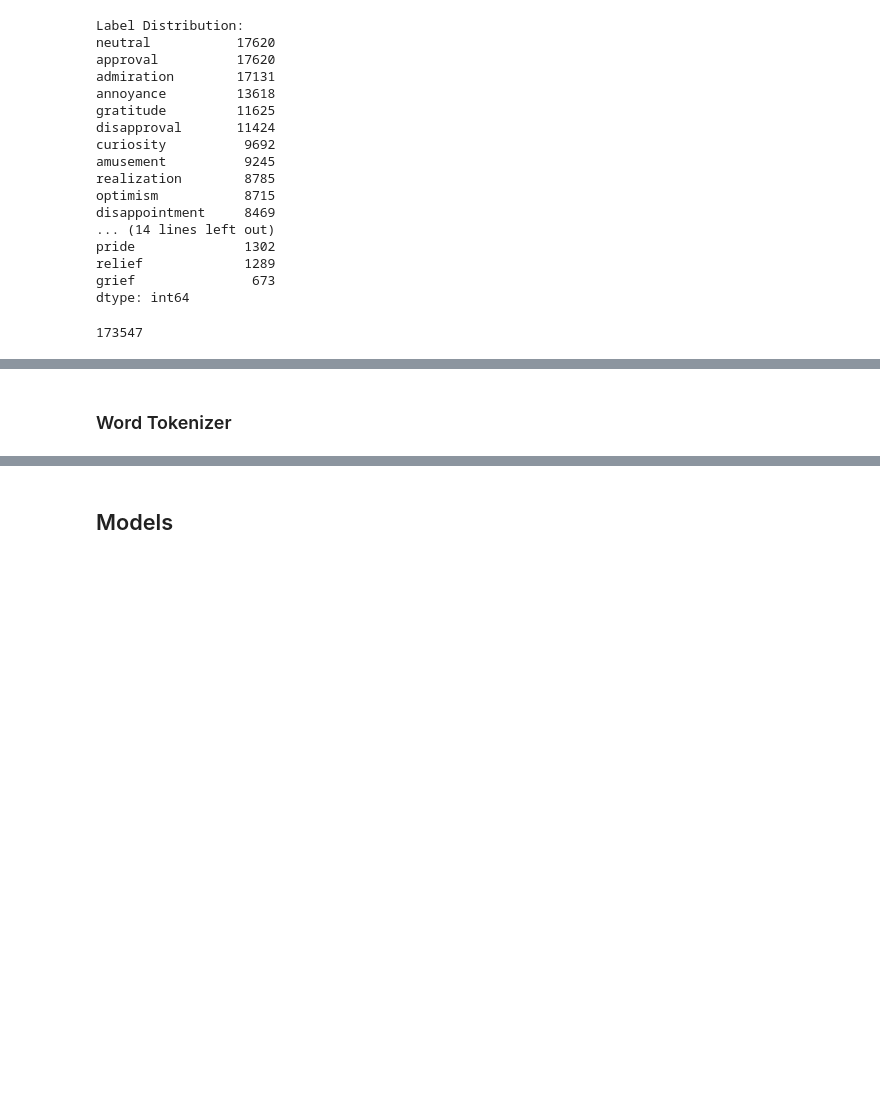
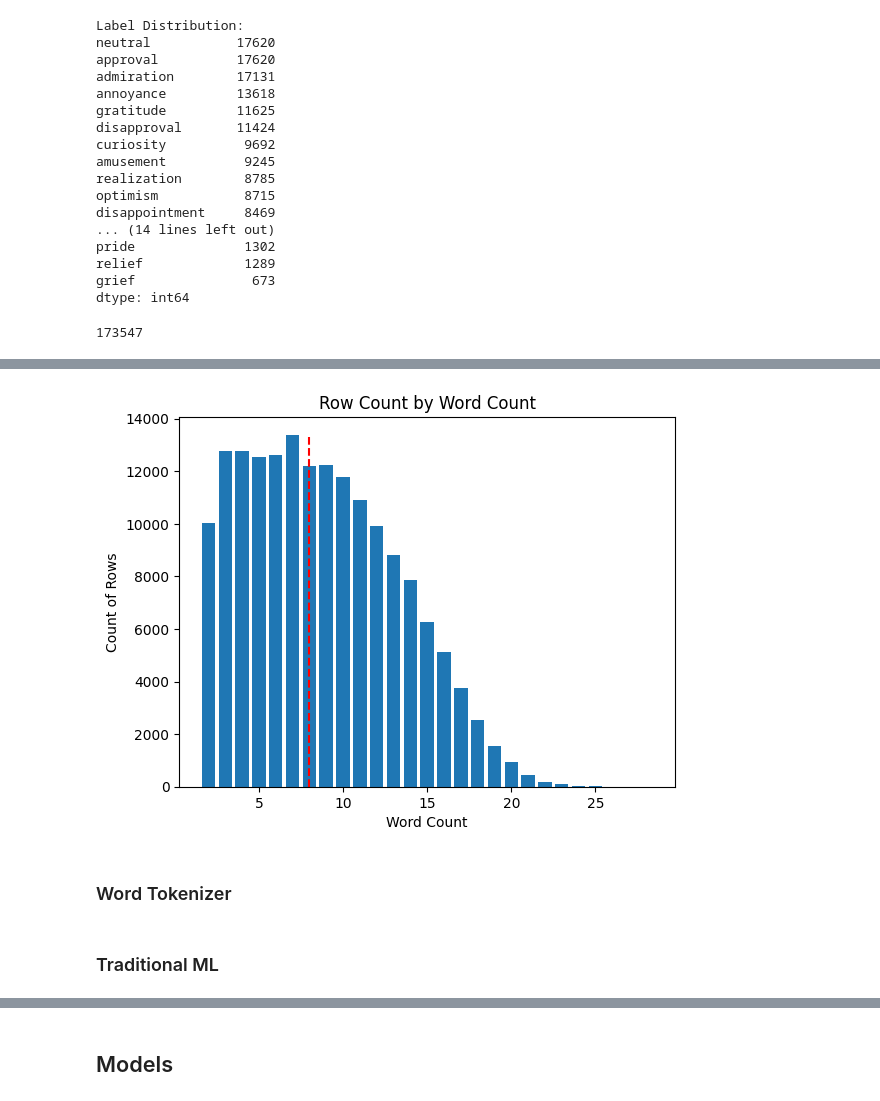
Before and after one commit to AlEXSH3N/713-Music-Emotion-System, a Jupyter notebook: 713_group_project.ipynb, the cells around one changed output, grey strips where cells are left out. Drawn from its saved outputs; the diff is of its cells as text; code cells hidden in the pictures; blank space fills up the shorter version.

```diff
--- a/713_group_project.ipynb
+++ b/713_group_project.ipynb
@@ -364,3 +381,20 @@ plt.show()
+# %%
+word_counts = pd.DataFrame()
+word_counts['count'] = geomo_all_neutral_undersampled['text'].apply(lambda x: len(x.split()))
+word_counts = word_counts.sort_values('count', ascending=False)
+
+counts = word_counts['count'].value_counts()
+median = word_counts['count'].median()
+
+plt.bar(counts.index, counts)
+plt.ylabel('Count of Rows')
+plt.xlabel('Word Count')
+plt.title('Row Count by Word Count')
+plt.plot([median, median], [0, counts.max()], color='r', linestyle='--')
+
+plt.show()
+# %% [output]
+[figure, added]
 # %%
 full_train_data, test_data = train_test_split(geomo_all_neutral_undersampled, test_size=0.2, random_state=42)
 train_data, val_data = train_test_split(full_train_data, test_size=0.25, random_state=42)
@@ -376,6 +410,8 @@ X_test = test_data.iloc[:, 0].values
 X_val = val_data.iloc[:, 0].values
 # %% [markdown]
 ### Word Tokenizer
+# %% [markdown]
+### Traditional ML
 # %%
 tokenizer = nltk.word_tokenize
 
```
Also changed, not shown: parts of 39 cells of this notebook.
